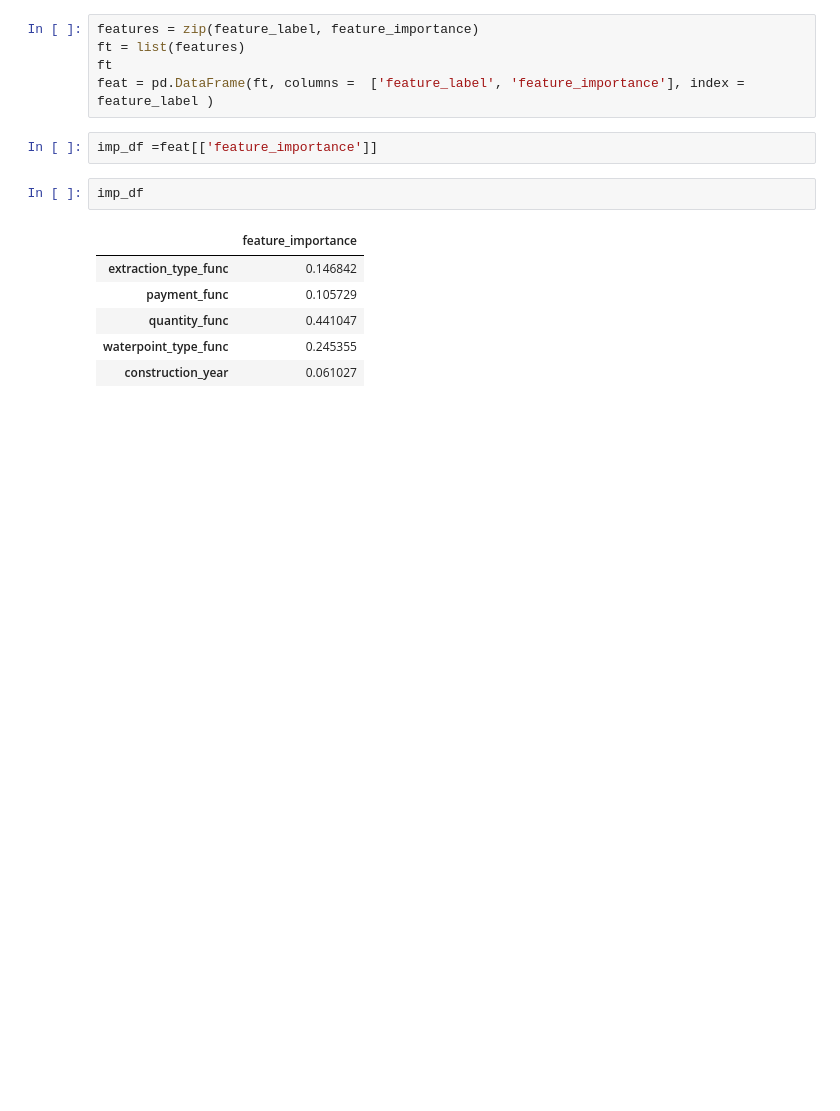
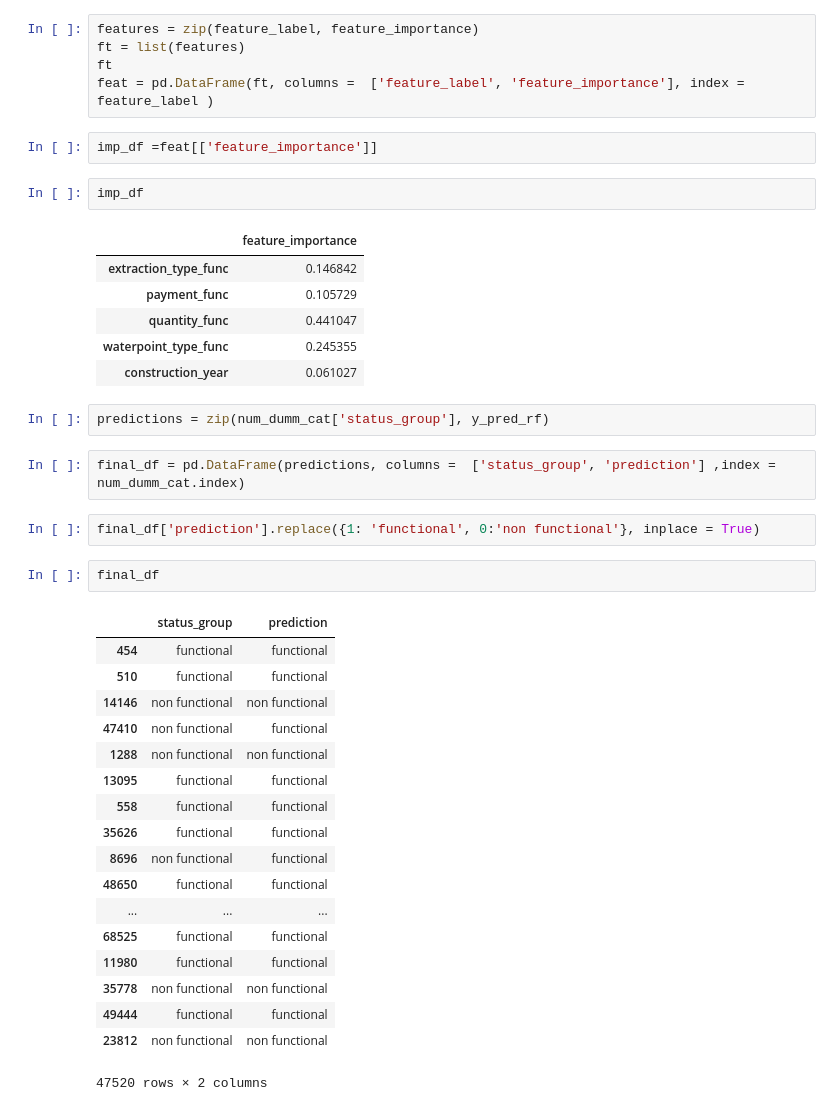
Before and after one commit to iremnasir/bootcamp_progress, a Jupyter notebook: Week_02/Day_4/P_TT_Target_RF-CN.ipynb, the cells around one changed output. Cells and saved outputs as stored; diff of their text form; blank space fills up the shorter version.

```diff
--- a/Week_02/Day_4/P_TT_Target_RF-CN.ipynb
+++ b/Week_02/Day_4/P_TT_Target_RF-CN.ipynb
@@ -391,3 +385,30 @@ imp_df
 | quantity_func | 0.441047 |
 | waterpoint_type_func | 0.245355 |
 | construction_year | 0.061027 |
+# %%
+predictions = zip(num_dumm_cat['status_group'], y_pred_rf)
+# %%
+final_df = pd.DataFrame(predictions, columns =  ['status_group', 'prediction'] ,index = num_dumm_cat.index)
+# %%
+final_df['prediction'].replace({1: 'functional', 0:'non functional'}, inplace = True)
+# %%
+final_df
+# %% [output]
+|  | status_group | prediction |
+| 454 | functional | functional |
+| 510 | functional | functional |
+| 14146 | non functional | non functional |
+| 47410 | non functional | functional |
+| 1288 | non functional | non functional |
+| 13095 | functional | functional |
+| 558 | functional | functional |
+| 35626 | functional | functional |
+| 8696 | non functional | functional |
+| 48650 | functional | functional |
+| ... | ... | ... |
+| 68525 | functional | functional |
+| 11980 | functional | functional |
+| 35778 | non functional | non functional |
+| 49444 | functional | functional |
+| 23812 | non functional | non functional |
+47520 rows × 2 columns
```
Also changed, not shown: parts of 5 cells of this notebook, 13 other files.
